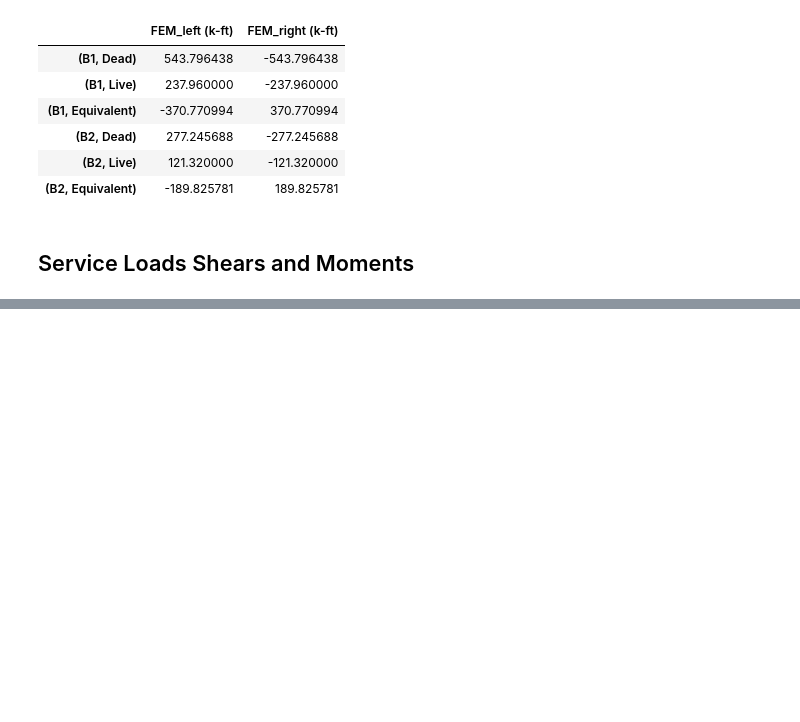
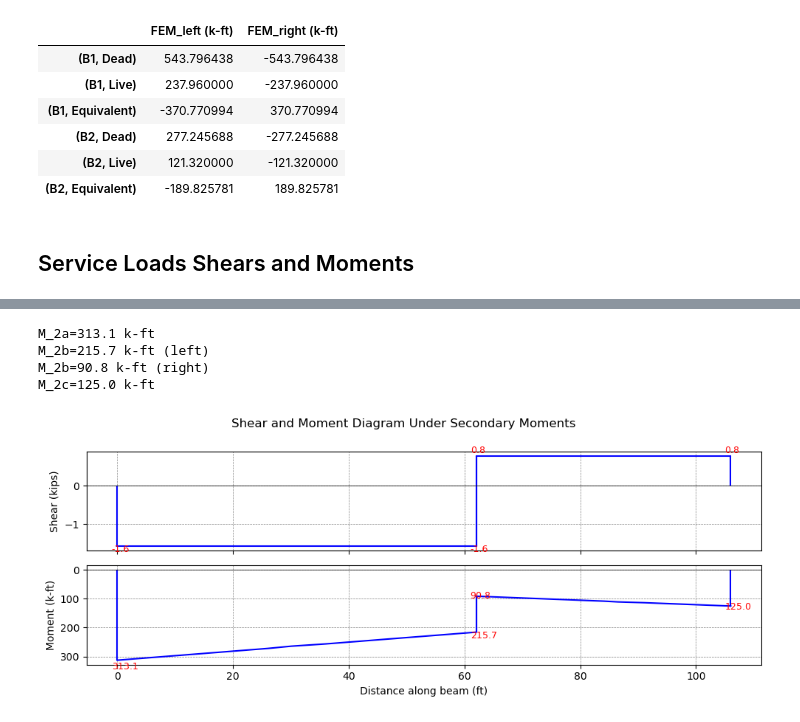
Before and after one commit to hkaragah/hkaragah.github.io, a Jupyter notebook: structure/concrete_shear/prestressed_determinate_beam/prestressed_determinate_beam.ipynb, the cells around one changed output, grey strips where cells are left out. Saved outputs shown, nothing was run; the diff lists cells and outputs as text; code cells hidden in the pictures; blank space fills up the shorter version.

```diff
--- a/structure/concrete_shear/prestressed_determinate_beam/prestressed_determinate_beam.ipynb
+++ b/structure/concrete_shear/prestressed_determinate_beam/prestressed_determinate_beam.ipynb
@@ -523,18 +547,19 @@ for load_case in ["Dead", "Live", "Equivalent"]:
 service_stress_top  = np.zeros_like(X, dtype=float)
 service_stress_bot  = np.zeros_like(X, dtype=float)
 
+row_idx = np.arange(n_beams)[:, None]
+selected_idx = np.empty((n_beams, 3), dtype=int)
 for i, beam in enumerate(beams):
     print(f"{beam.id}: A={beam.sec.area:.3f} ft2, St={beam.sec.section_modulus()['top']:.3f} ft3, Sb={beam.sec.section_modulus()['bottom']:.3f} ft3")
 
-    selected_idx = [1, np.argmin(np.abs(service_shear[i])), -2]
+    selected_idx[i] = [1, np.argmin(np.abs(service_shear[i])), -2]
 
     service_stress_top[i] = (-service_moment[i] / beam.sec.section_modulus()['top'] - F / beam.sec.area) / 12**2  # convert ksf to ksi
-
     service_stress_bot[i] = (service_moment[i] / beam.sec.section_modulus()['bottom'] - F / beam.sec.area) / 12**2  # convert ksf to ksi
 
-M_s = service_moment[:, selected_idx].flatten()
-sigma_st = service_stress_top[:, selected_idx].flatten()
-sigma_sb = service_stress_bot[:, selected_idx].flatten()
+M_s = service_moment[row_idx, selected_idx].flatten()
+sigma_st = service_stress_top[row_idx, selected_idx].flatten()
+sigma_sb = service_stress_bot[row_idx, selected_idx].flatten()
 
 print(f"\nService moment (k-ft):\t\t{M_s.round(1)}")
 print(f"Service stress at top (ksi):\t{sigma_st.round(3)}")
@@ -551,0 +585,68 @@ Service stress at bottom (ksi): [-1.084  0.268 -1.268 -0.93  -0.037 -0.576]
+# %%
+# Eccentricities at supports
+ecc_a = 0
+ecc_b = beams[0].sec.yt - 4 / 12 # ft
+ecc_c = 0
+
+# Primary moments at supports
+M_pa = F * ecc_a # k-ft
+M_pb = -F * ecc_b # k-ft
+M_pc = F * ecc_c # k-ft
+
+# Equivalent moments at supports
+M_eql_a = M["Equivalent"][0, 0]
+M_eql_b_left = M["Equivalent"][0, -1]
+M_eql_b_right = M["Equivalent"][1, 0]
+M_eql_c = M["Equivalent"][1, -1]
+
+# Secondary moments at supports
+M_2a = M_pa + M_eql_a
+M_2b_left = M_pb + M_eql_b_left
+M_2b_right = M_pb + M_eql_b_right
+M_2c = M_pc + M_eql_c
+
+print(f"M_2a={M_2a:.1f} k-ft")
+print(f"M_2b={M_2b_left:.1f} k-ft (left)")
+print(f"M_2b={M_2b_right:.1f} k-ft (right)")
+print(f"M_2c={M_2c:.1f} k-ft")
+# %% [output]
+M_2a=313.1 k-ft
+M_2b=215.7 k-ft (left)
+M_2b=90.8 k-ft (right)
+M_2c=125.0 k-ft
+# %%
+# Generate shear and moment values
+secondary_moments = {
+    "B1": (-M_2a, M_2b_left),
+    "B2": (-M_2b_right, M_2c)
+}
+
+V2 = [None] * n_beams
+M2 = [None] * n_beams
+
+for j, beam in enumerate(beams):
+    _, v, m = generate_shear_moment_diagrams(
+        beam=beam,
+        uniform_load=0,
+        support_moments=secondary_moments[beam.id],
+        n_points=N_POINTS,
+    )
+    V2[j] = v
+    M2[j] = m
+
+# Stack into (n_beams, N_POINTS)
+V2 = np.stack(V2, axis=0) # kips, insignificant
+M2 = np.stack(M2, axis=0) # k-ft, significant
+
+shear_moment_df["V2 (kips)"] = np.hstack(V2)
+shear_moment_df["M2 (k-ft)"] = np.hstack(M2)
+# %%
+# Diagram under secondary loads
+plot_moment_shear_diagrams(
+    beams,
+    X, {'Shear (kips)': V2, 'Moment (k-ft)': M2},
+    figsize=(10, 4),
+    title="Shear and Moment Diagram Under Secondary Moments"
+)
+# %% [output]
+[figure, added]
```
Also changed, not shown: parts of 25 cells of this notebook, 2 other files.
